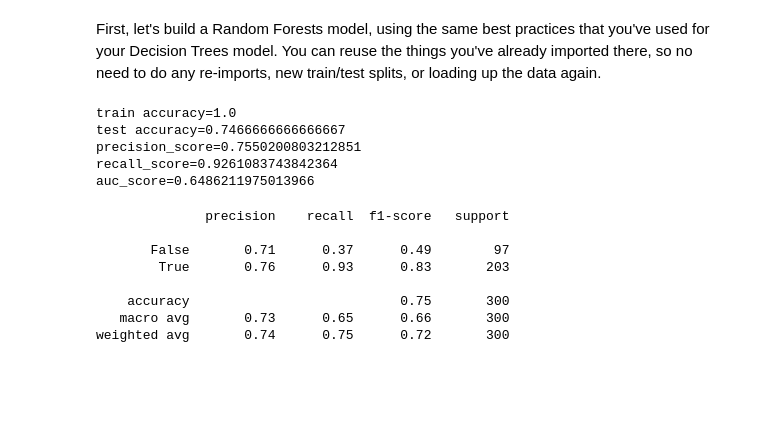
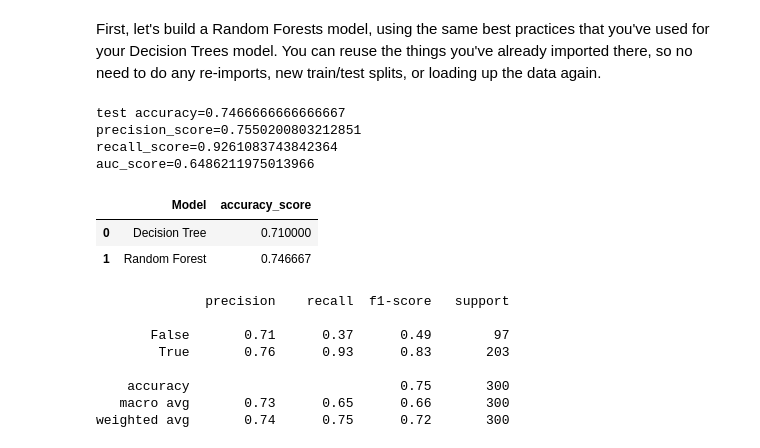
Before and after one commit to weboctave/mec-mini-projects, a Jupyter notebook: mec-13.5.1-tree-based-algorithms-mini-project/Mini_Project_Tree-Based_Algorithms.ipynb, the cells around one changed output. Drawn from its saved outputs; the diff is of its cells as text; code cells hidden in the pictures; blank space fills up the shorter version.

```diff
--- a/mec-13.5.1-tree-based-algorithms-mini-project/Mini_Project_Tree-Based_Algorithms.ipynb
+++ b/mec-13.5.1-tree-based-algorithms-mini-project/Mini_Project_Tree-Based_Algorithms.ipynb
@@ -148,11 +148,15 @@ y_pred_dtc[:10]
 array([ True,  True,  True,  True,  True, False,  True,  True, False,
        False])
 # %%
-from sklearn.metrics import precision_score, recall_score, roc_auc_score
+from sklearn.metrics import precision_score, recall_score, roc_auc_score, accuracy_score
 
-print('train accuracy={}'.format(dtc.score(X_train, y_train)))
 print('test accuracy={}'.format(dtc.score(X_test, y_test)))
 print('precision_score={}'.format(precision_score(y_test, y_pred_dtc)))
 print('recall_score={}'.format(recall_score(y_test, y_pred_dtc)))
 print('auc_score={}'.format(roc_auc_score(y_test, y_pred_dtc)))
+
+acc_dtc = accuracy_score(y_test, y_pred_dtc)
+
+acc_dict = {'Model': ['Decision Tree'], 'accuracy_score': [acc_dtc]}
+accuracy_df = pd.DataFrame(acc_dict)
 # %% [output]
@@ -393,17 +396,25 @@ y_pred_rfc = rfc.predict(X_test)
 # %%
 from sklearn.metrics import precision_score, recall_score, roc_auc_score
 
-print('train accuracy={}'.format(rfc.score(X_train, y_train)))
 print('test accuracy={}'.format(rfc.score(X_test, y_test)))
 print('precision_score={}'.format(precision_score(y_test, y_pred_rfc)))
 print('recall_score={}'.format(recall_score(y_test, y_pred_rfc)))
 print('auc_score={}'.format(roc_auc_score(y_test, y_pred_rfc)))
+
+acc_rfc = accuracy_score(y_test, y_pred_rfc)
+acc_dict = {'Model': ['Random Forest'], 'accuracy_score': [acc_rfc]}
+accuracy_df = accuracy_df.append(pd.DataFrame(acc_dict), ignore_index = True)
 # %% [output]
-train accuracy=1.0
 test accuracy=0.7466666666666667
 precision_score=0.7550200803212851
 recall_score=0.9261083743842364
 auc_score=0.6486211975013966
+# %%
+accuracy_df
+# %% [output]
+|  | Model | accuracy_score |
+| 0 | Decision Tree | 0.710000 |
+| 1 | Random Forest | 0.746667 |
 # %%
 from sklearn.metrics import classification_report
 print(classification_report(y_test, y_pred_rfc))
```
Also changed, not shown: parts of 30 cells of this notebook.
